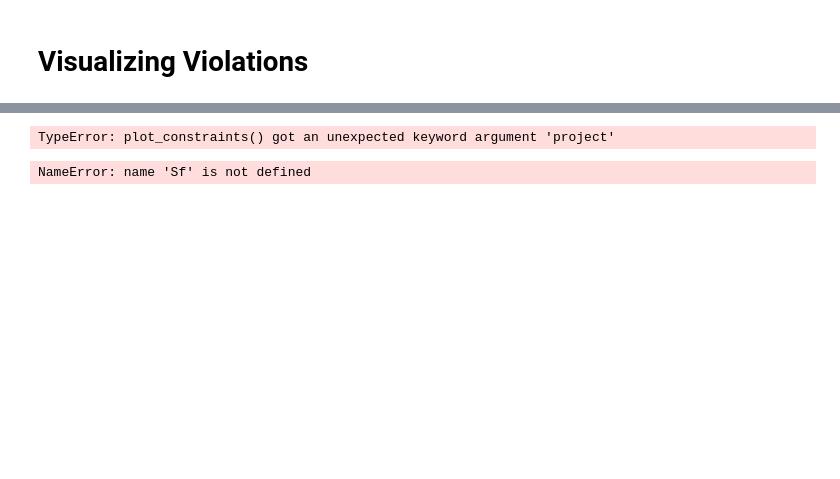
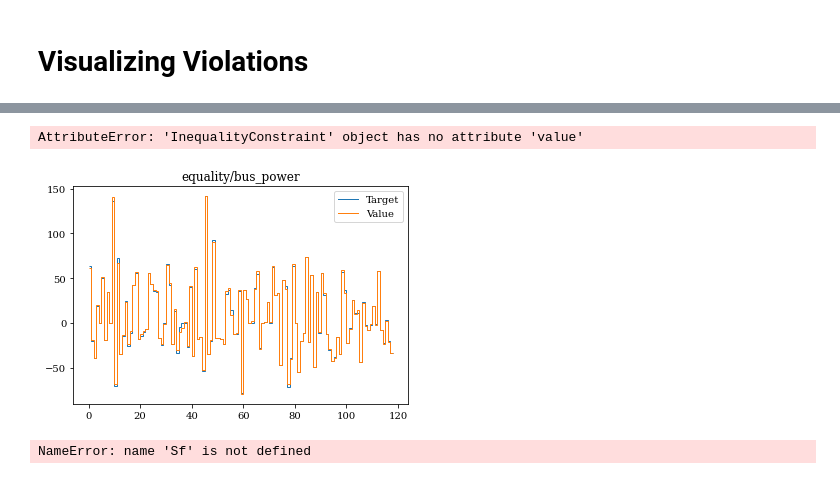
Before and after one commit to Damowerko/opf, a Jupyter notebook: paper/analysis.ipynb, the cells around one changed output, grey strips where cells are left out. Drawn from its saved outputs; the diff is of its cells as text; code cells hidden in the pictures; blank space fills up the shorter version.

```diff
--- a/paper/analysis.ipynb
+++ b/paper/analysis.ipynb
@@ -168,15 +150,16 @@ Name: 269, dtype: object
 # %%
 import opf.plot
 
 dataset = list(dm.test_dataloader())
 barrier.double()
-load = dataset[index][0].double()
-
-plots = opf.plot.plot_constraints(barrier, load, project=True)
-for name in plots:
-    save(name, fig=plots[name])
+load = dataset[index][0].double() @ barrier.powerflow_parameters.load_matrix
+bus = barrier(load)
+with torch.no_grad():
+    variables, _, _, _ = barrier._step_helper(bus, load, True)
+plots = opf.plot.plot_constraints(variables, barrier.powerflow_parameters)
 # %% [output]
-TypeError: plot_constraints() got an unexpected keyword argument 'project'
+AttributeError: 'InequalityConstraint' object has no attribute 'value'
+[figure, added]
 # %%
 forward_error = df.iloc[index]["test/inequality/forward_rate/error_max"]
 backward_error = df.iloc[index]["test/inequality/backward_rate/error_max"]
```
Also changed, not shown: parts of 7 cells of this notebook, 10 other files.
